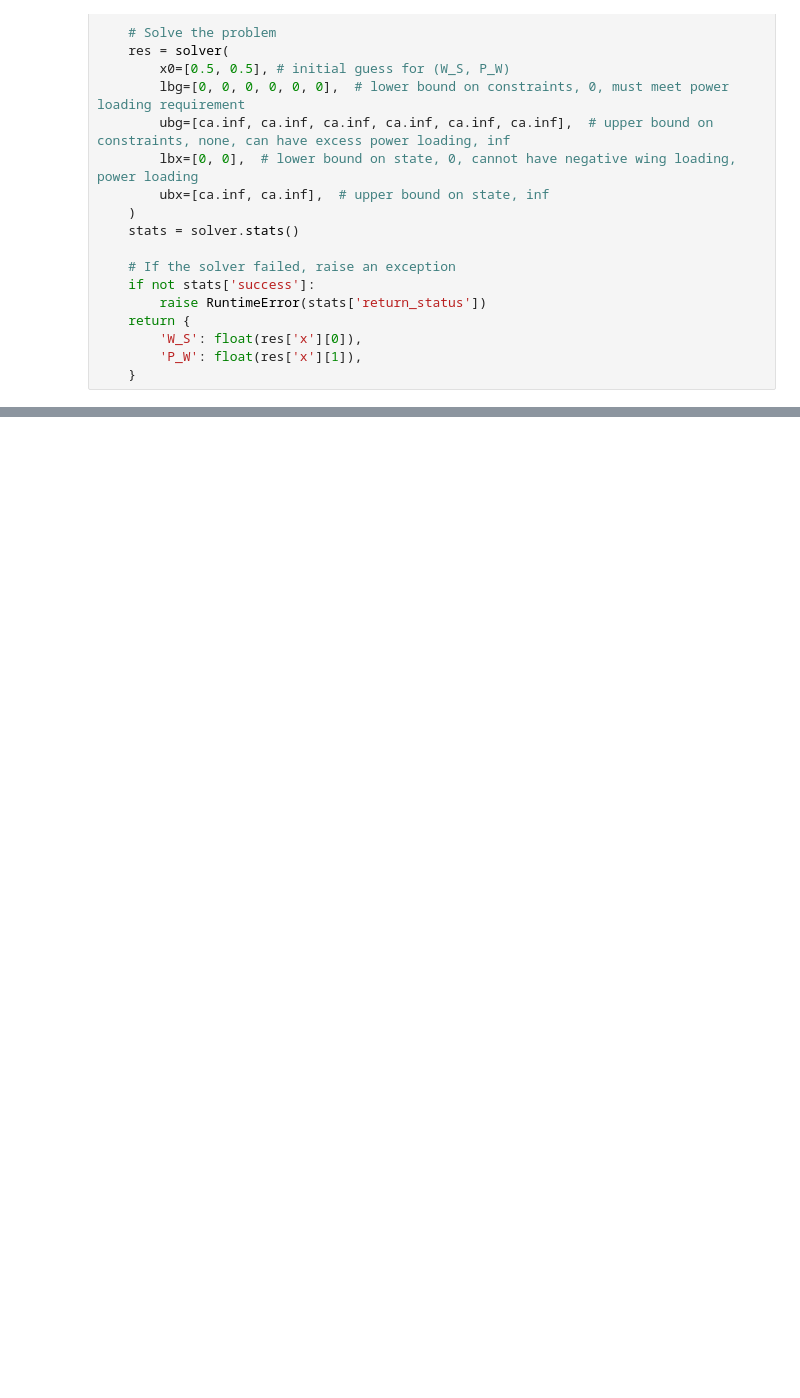
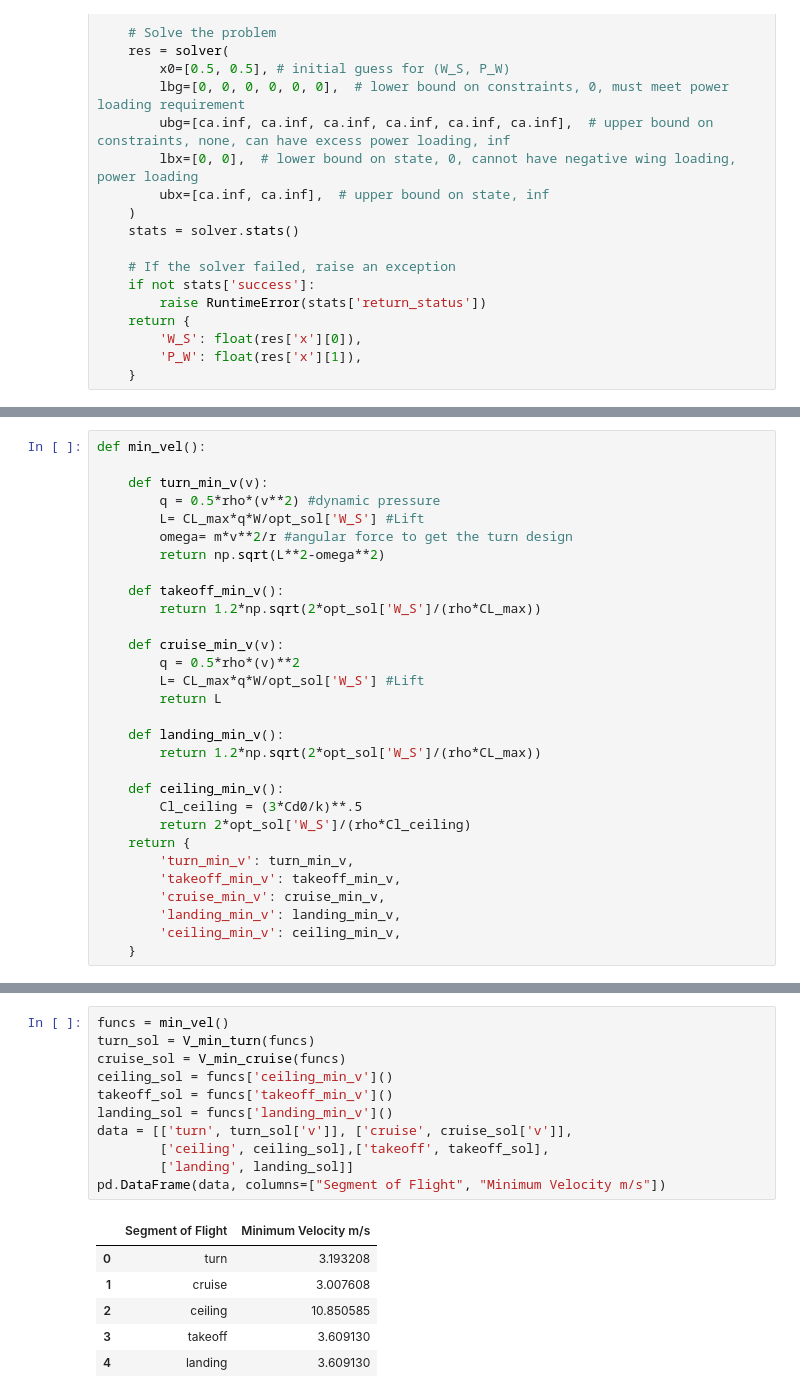
Before and after one commit to Fishabh/aae451-notebook, a Jupyter notebook: 2-Constraint_Analysis.ipynb, the cells around one changed output, grey strips where cells are left out. Saved outputs shown, nothing was run; the diff lists cells and outputs as text; blank space fills up the shorter version.

```diff
--- a/2-Constraint_Analysis.ipynb
+++ b/2-Constraint_Analysis.ipynb
@@ -213,0 +218,30 @@ Text(0.5, 1.0, 'Max Chord')
+# %%
+def min_vel():
+
+    def turn_min_v(v):
+        q = 0.5*rho*(v**2) #dynamic pressure
+        L= CL_max*q*W/opt_sol['W_S'] #Lift
+        omega= m*v**2/r #angular force to get the turn design
+        return np.sqrt(L**2-omega**2)
+
+    def takeoff_min_v():
+        return 1.2*np.sqrt(2*opt_sol['W_S']/(rho*CL_max))
+
+    def cruise_min_v(v):
+        q = 0.5*rho*(v)**2
+        L= CL_max*q*W/opt_sol['W_S'] #Lift
+        return L
+
+    def landing_min_v():
+        return 1.2*np.sqrt(2*opt_sol['W_S']/(rho*CL_max))
+
+    def ceiling_min_v():
+        Cl_ceiling = (3*Cd0/k)**.5
+        return 2*opt_sol['W_S']/(rho*Cl_ceiling)
+    return {
+        'turn_min_v': turn_min_v,
+        'takeoff_min_v': takeoff_min_v,
+        'cruise_min_v': cruise_min_v,
+        'landing_min_v': landing_min_v,
+        'ceiling_min_v': ceiling_min_v,
+    }
@@ -213,0 +338,18 @@ Text(0.5, 1.0, 'Max Chord')
+# %%
+funcs = min_vel()
+turn_sol = V_min_turn(funcs)
+cruise_sol = V_min_cruise(funcs)
+ceiling_sol = funcs['ceiling_min_v']()
+takeoff_sol = funcs['takeoff_min_v']()
+landing_sol = funcs['landing_min_v']()
+data = [['turn', turn_sol['v']], ['cruise', cruise_sol['v']],
+        ['ceiling', ceiling_sol],['takeoff', takeoff_sol],
+        ['landing', landing_sol]]
+pd.DataFrame(data, columns=["Segment of Flight", "Minimum Velocity m/s"])
+# %% [output]
+|  | Segment of Flight | Minimum Velocity m/s |
+| 0 | turn | 3.193208 |
+| 1 | cruise | 3.007608 |
+| 2 | ceiling | 10.850585 |
+| 3 | takeoff | 3.609130 |
+| 4 | landing | 3.609130 |
```
Also changed, not shown: parts of 12 cells of this notebook.
